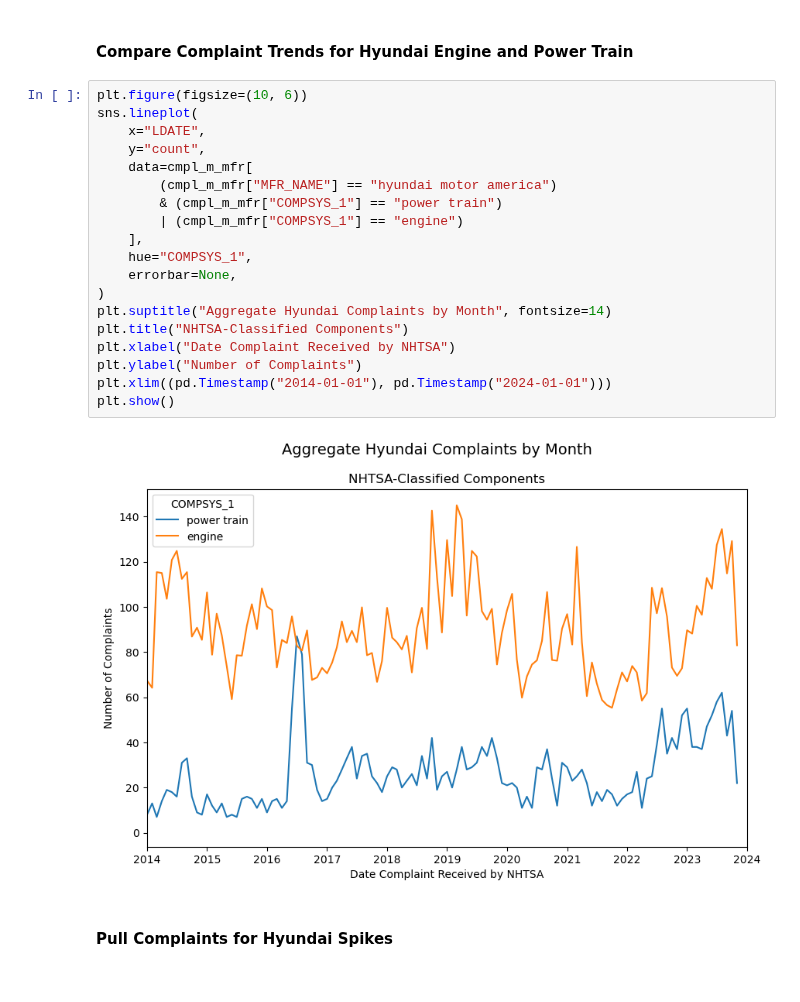
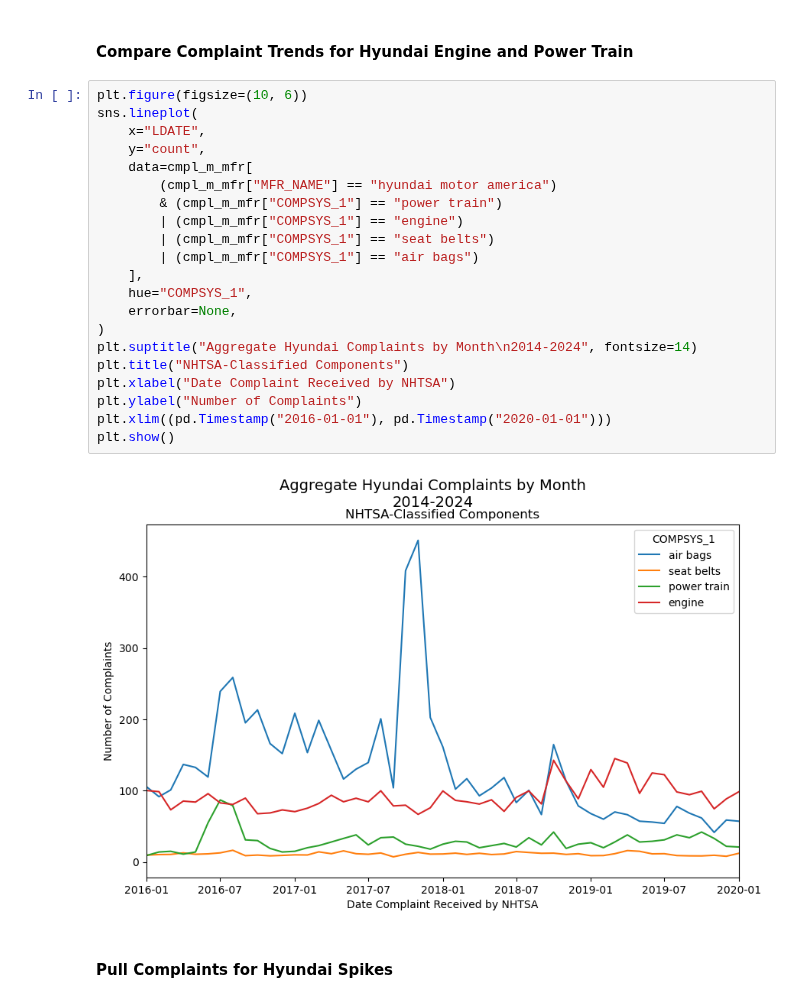
Before and after one commit to prithvidasgupta/si671, a Jupyter notebook: pm_parts_nb.ipynb, the cells around one changed output. Saved outputs shown, nothing was run; the diff lists cells and outputs as text.

```diff
--- a/pm_parts_nb.ipynb
+++ b/pm_parts_nb.ipynb
@@ -1142,24 +1268,26 @@ power_spikes.sort_values(by="LDATE")
 # %%
 plt.figure(figsize=(10, 6))
 sns.lineplot(
     x="LDATE",
     y="count",
     data=cmpl_m_mfr[
         (cmpl_m_mfr["MFR_NAME"] == "hyundai motor america")
         & (cmpl_m_mfr["COMPSYS_1"] == "power train")
         | (cmpl_m_mfr["COMPSYS_1"] == "engine")
+        | (cmpl_m_mfr["COMPSYS_1"] == "seat belts")
+        | (cmpl_m_mfr["COMPSYS_1"] == "air bags")
     ],
     hue="COMPSYS_1",
     errorbar=None,
 )
-plt.suptitle("Aggregate Hyundai Complaints by Month", fontsize=14)
+plt.suptitle("Aggregate Hyundai Complaints by Month\n2014-2024", fontsize=14)
 plt.title("NHTSA-Classified Components")
 plt.xlabel("Date Complaint Received by NHTSA")
 plt.ylabel("Number of Complaints")
-plt.xlim((pd.Timestamp("2014-01-01"), pd.Timestamp("2024-01-01")))
+plt.xlim((pd.Timestamp("2016-01-01"), pd.Timestamp("2020-01-01")))
 plt.show()
 # %% [output]
-[figure, old version]
+[figure, new version]
 # %% [markdown]
 #### Pull Complaints for Hyundai Spikes
 # %%
```
Also changed, not shown: parts of 38 cells of this notebook, 3 other files.
